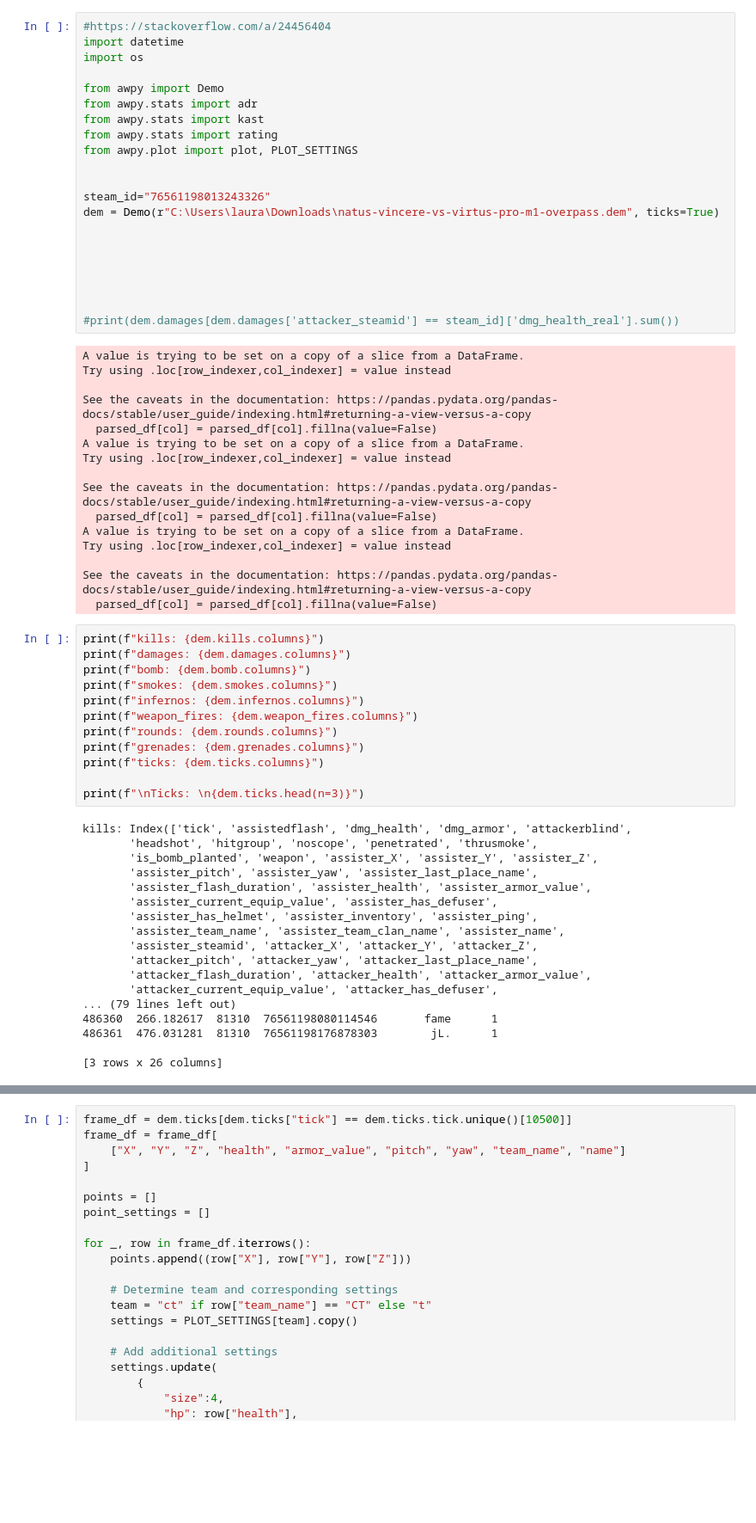
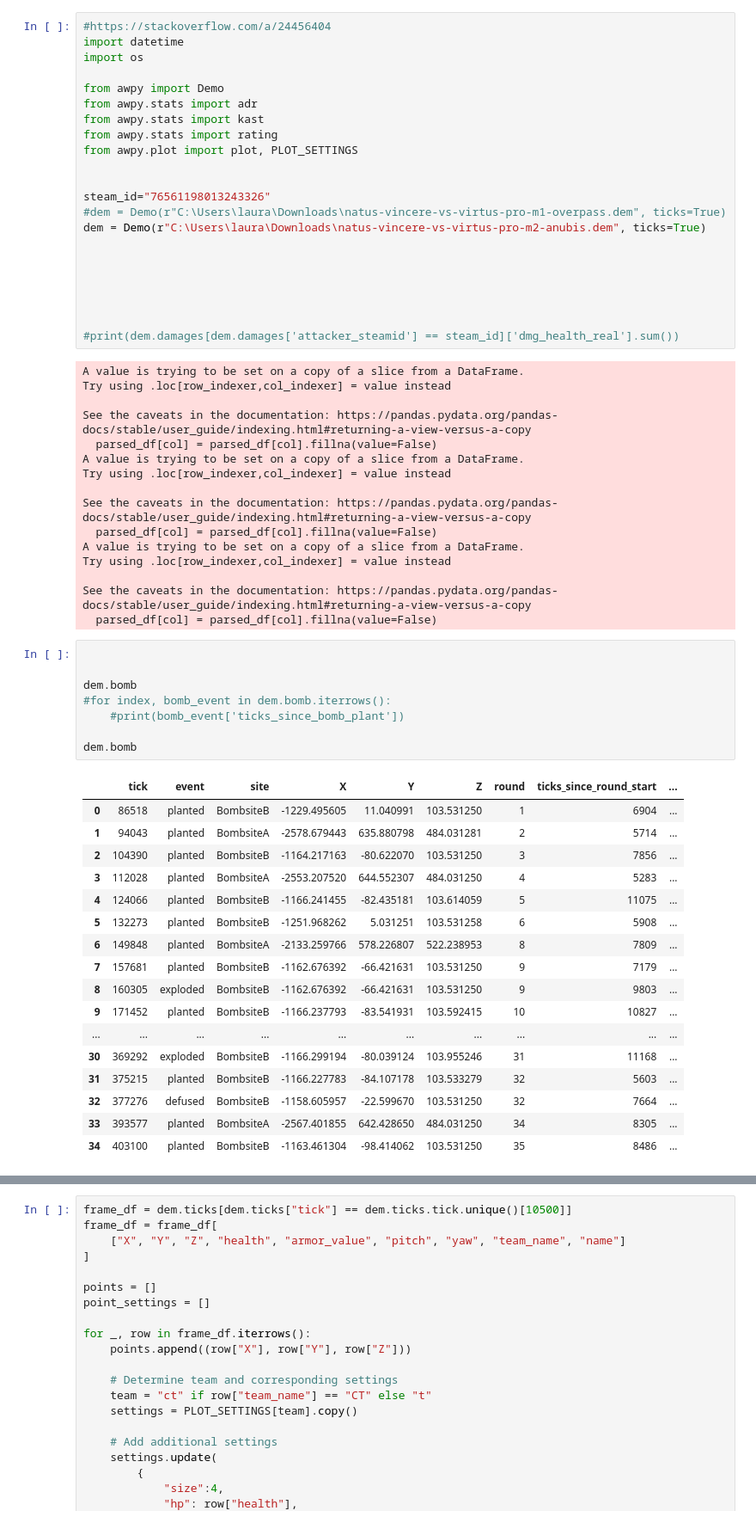
Before and after one commit to Pingrrrr/dissertation, a Jupyter notebook: cs2stats/stats/templates/stats/Untitled-1.ipynb, the cells around one changed output, grey strips where cells are left out. Shown: that part at 86% size. Drawn from its saved outputs; the diff is of its cells as text; blank space fills up the shorter version.

```diff
--- a/cs2stats/stats/templates/stats/Untitled-1.ipynb
+++ b/cs2stats/stats/templates/stats/Untitled-1.ipynb
@@ -11,7 +11,8 @@ from awpy.plot import plot, PLOT_SETTINGS
 
 
 steam_id="76561198013243326"
-dem = Demo(r"C:\Users\laura\Downloads\natus-vincere-vs-virtus-pro-m1-overpass.dem", ticks=True)
+#dem = Demo(r"C:\Users\laura\Downloads\natus-vincere-vs-virtus-pro-m1-overpass.dem", ticks=True)
+dem = Demo(r"C:\Users\laura\Downloads\natus-vincere-vs-virtus-pro-m2-anubis.dem", ticks=True)
 
 
 
@@ -35,33 +36,29 @@ Try using .loc[row_indexer,col_indexer] = value instead
 
 See the caveats in the documentation: https://pandas.pydata.org/pandas-docs/stable/user_guide/indexing.html#returning-a-view-versus-a-copy
   parsed_df[col] = parsed_df[col].fillna(value=False)
-# %%
-print(f"kills: {dem.kills.columns}")
-print(f"damages: {dem.damages.columns}")
-print(f"bomb: {dem.bomb.columns}")
-print(f"smokes: {dem.smokes.columns}")
-print(f"infernos: {dem.infernos.columns}")
-print(f"weapon_fires: {dem.weapon_fires.columns}")
-print(f"rounds: {dem.rounds.columns}")
-print(f"grenades: {dem.grenades.columns}")
-print(f"ticks: {dem.ticks.columns}")
-
-print(f"\nTicks: \n{dem.ticks.head(n=3)}")
-# %% [output]
-kills: Index(['tick', 'assistedflash', 'dmg_health', 'dmg_armor', 'attackerblind',
-       'headshot', 'hitgroup', 'noscope', 'penetrated', 'thrusmoke',
-       'is_bomb_planted', 'weapon', 'assister_X', 'assister_Y', 'assister_Z',
-       'assister_pitch', 'assister_yaw', 'assister_last_place_name',
-       'assister_flash_duration', 'assister_health', 'assister_armor_value',
-       'assister_current_equip_value', 'assister_has_defuser',
-       'assister_has_helmet', 'assister_inventory', 'assister_ping',
-       'assister_team_name', 'assister_team_clan_name', 'assister_name',
-       'assister_steamid', 'attacker_X', 'attacker_Y', 'attacker_Z',
-       'attacker_pitch', 'attacker_yaw', 'attacker_last_place_name',
-       'attacker_flash_duration', 'attacker_health', 'attacker_armor_value',
-       'attacker_current_equip_value', 'attacker_has_defuser',
-... (79 lines left out)
-486360  266.182617  81310  76561198080114546       fame      1
-486361  476.031281  81310  76561198176878303        jL.      1
-
-[3 rows x 26 columns]
+# %%
+
+
+dem.bomb
+#for index, bomb_event in dem.bomb.iterrows():
+    #print(bomb_event['ticks_since_bomb_plant'])
+
+dem.bomb
+# %% [output]
+|  | tick | event | site | X | Y | Z | round | ticks_since_round_start | ... |
+| 0 | 86518 | planted | BombsiteB | -1229.495605 | 11.040991 | 103.531250 | 1 | 6904 | ... |
+| 1 | 94043 | planted | BombsiteA | -2578.679443 | 635.880798 | 484.031281 | 2 | 5714 | ... |
+| 2 | 104390 | planted | BombsiteB | -1164.217163 | -80.622070 | 103.531250 | 3 | 7856 | ... |
+| 3 | 112028 | planted | BombsiteA | -2553.207520 | 644.552307 | 484.031250 | 4 | 5283 | ... |
+| 4 | 124066 | planted | BombsiteB | -1166.241455 | -82.435181 | 103.614059 | 5 | 11075 | ... |
+| 5 | 132273 | planted | BombsiteB | -1251.968262 | 5.031251 | 103.531258 | 6 | 5908 | ... |
+| 6 | 149848 | planted | BombsiteA | -2133.259766 | 578.226807 | 522.238953 | 8 | 7809 | ... |
+| 7 | 157681 | planted | BombsiteB | -1162.676392 | -66.421631 | 103.531250 | 9 | 7179 | ... |
+| 8 | 160305 | exploded | BombsiteB | -1162.676392 | -66.421631 | 103.531250 | 9 | 9803 | ... |
+| 9 | 171452 | planted | BombsiteB | -1166.237793 | -83.541931 | 103.592415 | 10 | 10827 | ... |
+| ... | ... | ... | ... | ... | ... | ... | ... | ... | ... |
+| 30 | 369292 | exploded | BombsiteB | -1166.299194 | -80.039124 | 103.955246 | 31 | 11168 | ... |
+| 31 | 375215 | planted | BombsiteB | -1166.227783 | -84.107178 | 103.533279 | 32 | 5603 | ... |
+| 32 | 377276 | defused | BombsiteB | -1158.605957 | -22.599670 | 103.531250 | 32 | 7664 | ... |
+| 33 | 393577 | planted | BombsiteA | -2567.401855 | 642.428650 | 484.031250 | 34 | 8305 | ... |
+| 34 | 403100 | planted | BombsiteB | -1163.461304 | -98.414062 | 103.531250 | 35 | 8486 | ... |
```
Also changed, not shown: parts of 2 cells of this notebook, 23 other files.
